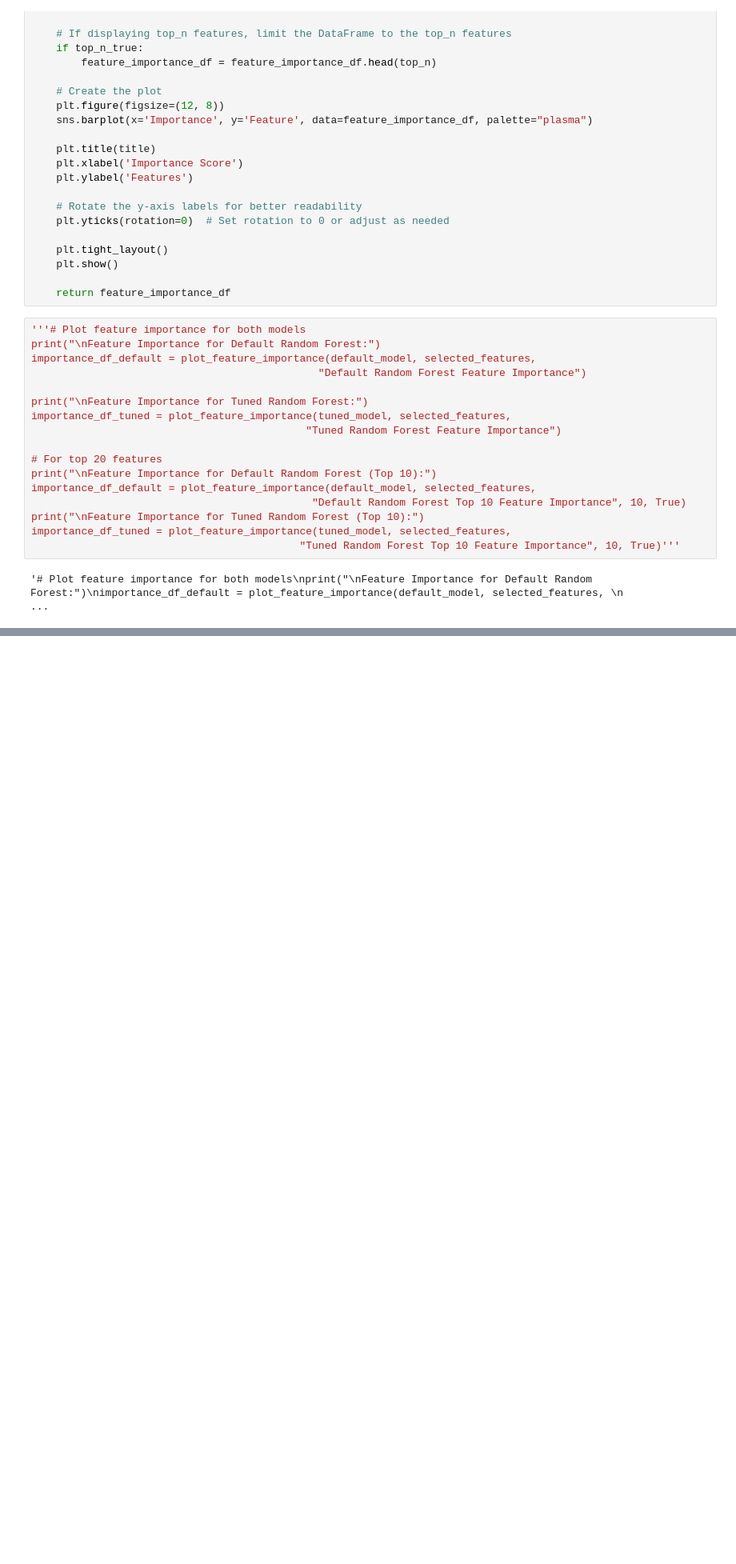
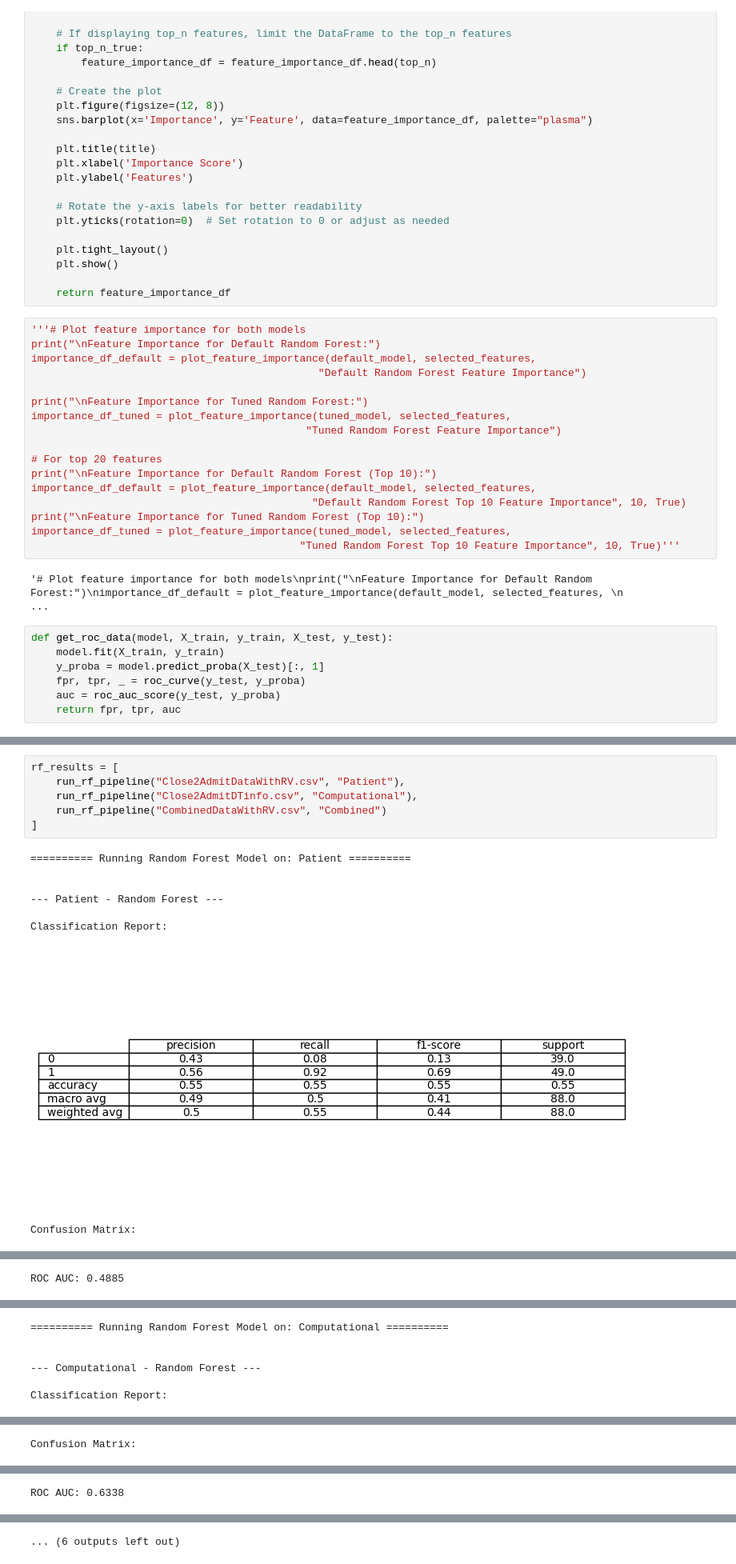
Before and after one commit to pallakk/RV-Prediction-Model-, a Jupyter notebook: random_forest.ipynb, the cells around one changed output, grey strips where cells are left out. Shown: that part at 80% size. Saved outputs shown, nothing was run; the diff lists cells and outputs as text; blank space fills up the shorter version.

```diff
--- a/random_forest.ipynb
+++ b/random_forest.ipynb
@@ -436,4 +436,11 @@ importance_df_tuned = plot_feature_importance(tuned_model, selected_features,
                                            "Tuned Random Forest Top 10 Feature Importance", 10, True)'''
 # %% [output]
 '# Plot feature importance for both models\nprint("\nFeature Importance for Default Random Forest:")\nimportance_df_default = plot_feature_importance(default_model, selected_features, \n               ...
+# %%
+def get_roc_data(model, X_train, y_train, X_test, y_test):
+    model.fit(X_train, y_train)
+    y_proba = model.predict_proba(X_test)[:, 1]
+    fpr, tpr, _ = roc_curve(y_test, y_proba)
+    auc = roc_auc_score(y_test, y_proba)
+    return fpr, tpr, auc
 # %%
@@ -551,0 +496,15 @@ ROC AUC: 0.5374
+# %%
+rf_results = [
+    run_rf_pipeline("Close2AdmitDataWithRV.csv", "Patient"),
+    run_rf_pipeline("Close2AdmitDTinfo.csv", "Computational"),
+    run_rf_pipeline("CombinedDataWithRV.csv", "Combined")
+]
+# %% [output]
+========== Running Random Forest Model on: Patient ==========
+
+
+--- Patient - Random Forest ---
+
+Classification Report:
+[figure, added]
+Confusion Matrix:
@@ -551,0 +512 @@ ROC AUC: 0.5374
+ROC AUC: 0.4885
@@ -551,0 +514,6 @@ ROC AUC: 0.5374
+========== Running Random Forest Model on: Computational ==========
+
+
+--- Computational - Random Forest ---
+
+Classification Report:
@@ -551,0 +521 @@ ROC AUC: 0.5374
+Confusion Matrix:
@@ -551,0 +523 @@ ROC AUC: 0.5374
+ROC AUC: 0.6338
@@ -551,0 +525 @@ ROC AUC: 0.5374
+... (6 outputs left out)
```
Also changed, not shown: parts of 2 cells of this notebook, 3 other files.
